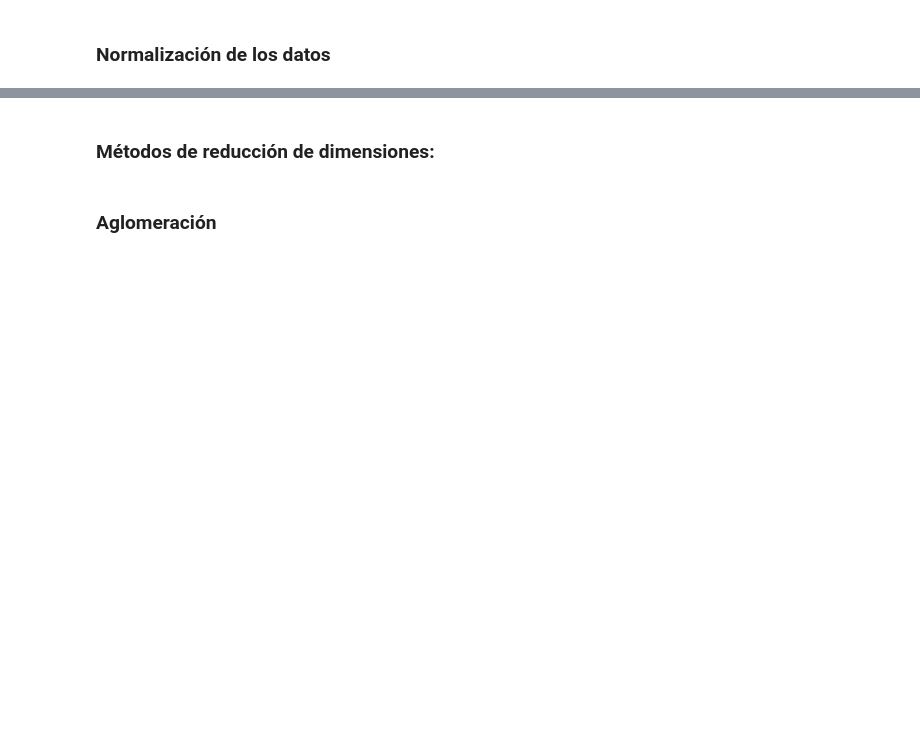
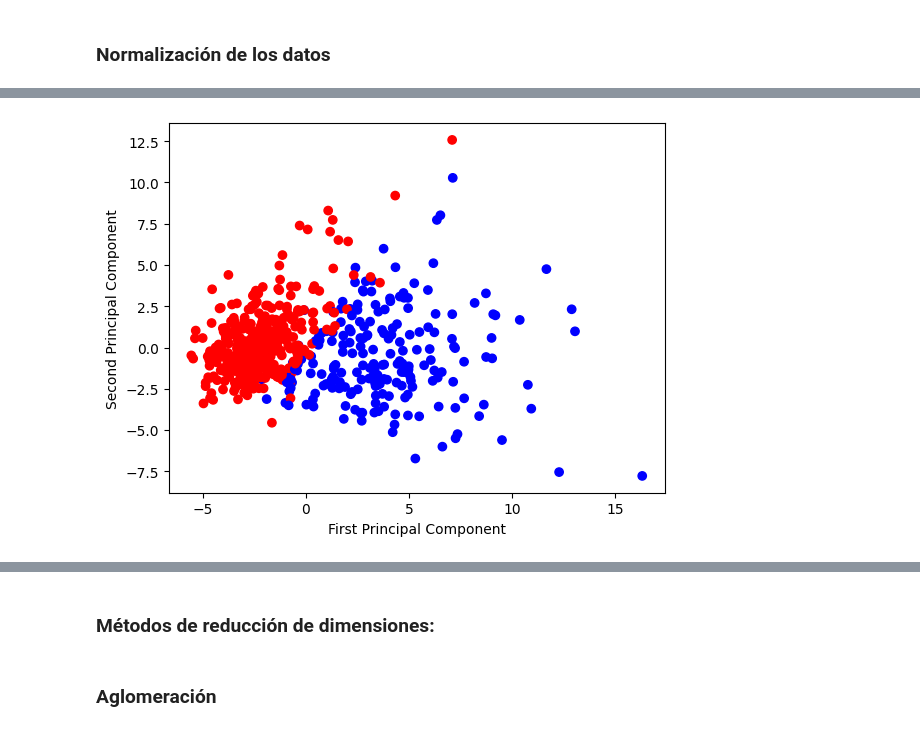
Before and after one commit to CursosLic-PabloAlvarado/tarea-6-t6-brayain, a Jupyter notebook: cancer.ipynb, the cells around one changed output, grey strips where cells are left out. Cells and saved outputs as stored; diff of their text form; code cells hidden in the pictures; blank space fills up the shorter version.

```diff
--- a/cancer.ipynb
+++ b/cancer.ipynb
@@ -49,0 +55,4 @@ print("Data shape :",X.shape)
+# %%
+scaler = StandardScaler()
+X_normalized = scaler.fit_transform(X)
+print("X normalized",X_normalized)
@@ -49,0 +75,11 @@ print("Data shape :",X.shape)
+# %%
+pca = PCA(n_components=2)
+X_pca = pca.fit_transform(X_normalized)
+# %%
+colors = {0: 'red', 1: 'blue'}
+plt.scatter(X_pca[:, 0], X_pca[:, 1], c=[colors[i] for i in y])
+plt.xlabel('First Principal Component')
+plt.ylabel('Second Principal Component')
+plt.show()
+# %% [output]
+[figure, added]
```
Also changed, not shown: parts of 7 cells of this notebook.
